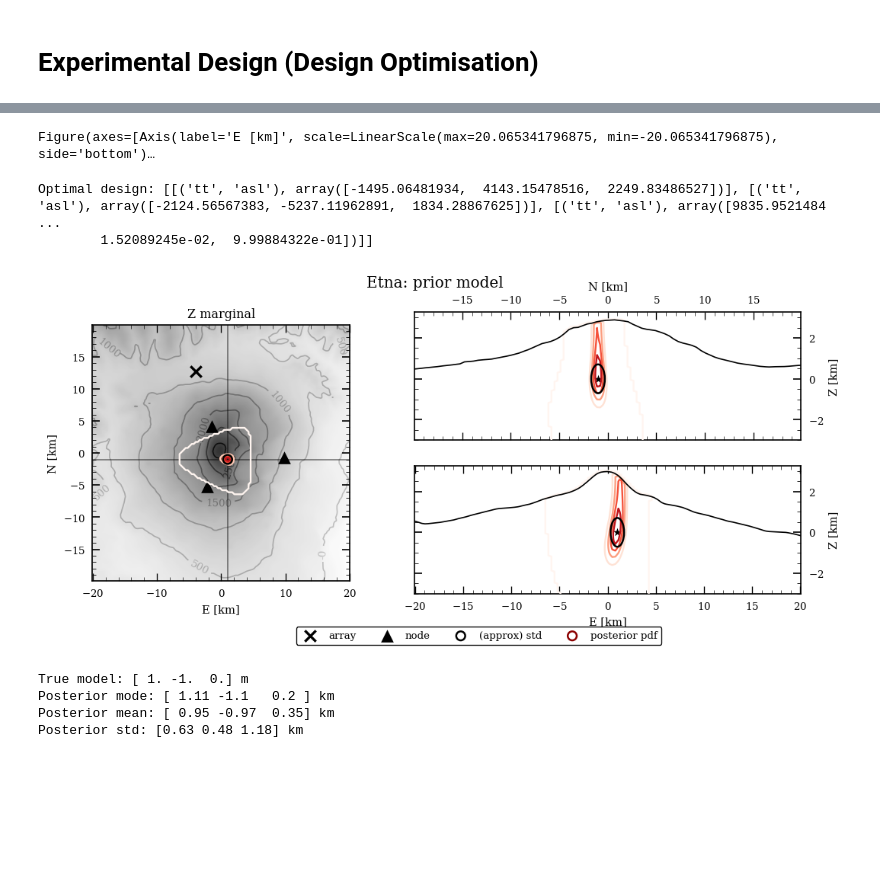
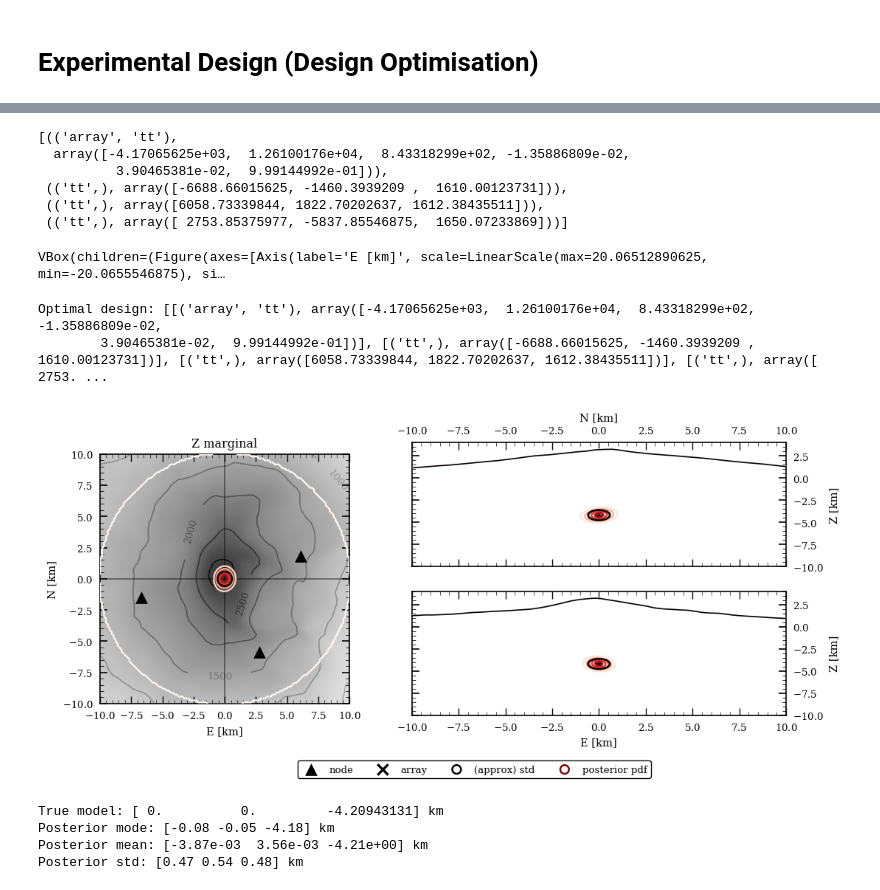
Before and after one commit to dominik-strutz/WoWED-volcano, a Jupyter notebook: main_design_notebook.ipynb, the cells around one changed output, grey strips where cells are left out. Saved outputs shown, nothing was run; the diff lists cells and outputs as text; code cells hidden in the pictures; blank space fills up the shorter version.

```diff
--- a/main_design_notebook.ipynb
+++ b/main_design_notebook.ipynb
@@ -243,9 +220,12 @@ preexisting_design = None
 %matplotlib inline
 from helpers.experimental_design_helpers import Design_Optimisation
 
-available_stations = dict(
-    n_node=3,
-    n_array=1)
+# available_stations = dict(
+#     n_node=3,
+#     n_array=1)
+
+available_stations = (('array', 'tt'), ('tt',), ('tt',), ('tt',))
+
 # available_stations = (('array',), ('array',), ('array',), ('array',))
 # available_stations = (('asl',), ('asl',), ('asl',), ('asl',))
 # available_stations = (('tt',), ('tt',), ('tt',), ('tt',))
@@ -262,9 +242,9 @@ best_design, info = design_optimisation.get_optimal_design(
     available_stations=available_stations,
     optimisation_algorithm='genetic',
     optimisation_kwargs=dict(
-        num_generations=10,
+        num_generations=500,
         num_parents_mating=4,
-        plot_progress=True,
+        plot_fitness=True,
         random_seed=0,
     )
 )
@@ -308,3 +289,12 @@ plt.show()
+# %%
+best_design
+# %% [output]
+[(('array', 'tt'),
+  array([-4.17065625e+03,  1.26100176e+04,  8.43318299e+02, -1.35886809e-02,
+          3.90465381e-02,  9.99144992e-01])),
+ (('tt',), array([-6688.66015625, -1460.3939209 ,  1610.00123731])),
+ (('tt',), array([6058.73339844, 1822.70202637, 1612.38435511])),
+ (('tt',), array([ 2753.85375977, -5837.85546875,  1650.07233869]))]
 # %%
 %matplotlib widget
 
@@ -325,10 +315,11 @@ fig, updated_design, test_model = interactive_design_plot(
     eig_criterion     = nmc_method,
     prior_information = prior_information,
     forward_function  = forward_function,
-    posterior         = False,
+    posterior         = True,
 )
 
 # ======================== INTERACTIVE PLOT ========================
+
 # The plot above shows the optimal design. You can interact with it by moving the stations or the test source location around.
 # The design is updated in real time and the design statistics are shown in the top right corner.
 
@@ -342,44 +333,59 @@ fig, updated_design, test_model = interactive_design_plot(
 
 display(fig)
 # %% [output]
-Figure(axes=[Axis(label='E [km]', scale=LinearScale(max=20.065341796875, min=-20.065341796875), side='bottom')…
+VBox(children=(Figure(axes=[Axis(label='E [km]', scale=LinearScale(max=20.06512890625, min=-20.0655546875), si…
 # %%
-if test_model is None:
-    test_model = np.array([1.0, -1.0, 0.0])*1e3
+try:
+    if test_model is None:
+        synthetic_true_model = np.array([1.0, -1.0, -1.0])*1e3
+    else:
+        synthetic_true_model = test_model
+except NameError:
+    synthetic_true_model = np.array([1.0, -1.0, -1.0])*1e3
 # %%
+try:
+    updated_design
+except NameError:
+    updated_design = best_design
+
+
 print(f"Optimal design: {updated_design}")
 # %% [output]
-Optimal design: [[('tt', 'asl'), array([-1495.06481934,  4143.15478516,  2249.83486527])], [('tt', 'asl'), array([-2124.56567383, -5237.11962891,  1834.28867625])], [('tt', 'asl'), array([9835.9521484 ...
-        1.52089245e-02,  9.99884322e-01])]]
+Optimal design: [[('array', 'tt'), array([-4.17065625e+03,  1.26100176e+04,  8.43318299e+02, -1.35886809e-02,
+        3.90465381e-02,  9.99144992e-01])], [('tt',), array([-6688.66015625, -1460.3939209 ,  1610.00123731])], [('tt',), array([6058.73339844, 1822.70202637, 1612.38435511])], [('tt',), array([ 2753. ...
 # %%
 %matplotlib inline
 
 from helpers.posterior_helpers import calculate_posterior, get_posterior_statisics
 
-
 test_prior, test_posterior = calculate_posterior(
     updated_design,
-    test_model,
+    synthetic_true_model,
     PRIOR_DATA,
     forward_function,
+    downsample_size=256,
 )
 
 plot_posterior_model(
-    updated_design, test_posterior, SURFACE_DATA, VOLCANO_DATA,
-    test_model, std=std);
+    updated_design, test_posterior, SURFACE_DATA,
+    synthetic_true_model,
+    E_lim = (-10.0, 10.0),
+    N_lim = (-10.0, 10.0),
+    Z_lim = (-10.0,  4.0),
+    std=std);
 # %% [output]
-[figure, old version]
+[figure, new version]
 # %%
 posterior_stats = get_posterior_statisics(test_posterior)
 
-print(f'True model: {test_model*1e-3} m')
+print(f'True model: {synthetic_true_model*1e-3} km')
 
 with np.printoptions(precision=2):
     print(f"Posterior mode: {(posterior_stats['mode']*1e-3)} km")
     print(f"Posterior mean: {(posterior_stats['mean']*1e-3)} km")
     print(f"Posterior std: {(posterior_stats['std']*1e-3)} km")
 # %% [output]
-True model: [ 1. -1.  0.] m
-Posterior mode: [ 1.11 -1.1   0.2 ] km
-Posterior mean: [ 0.95 -0.97  0.35] km
-Posterior std: [0.63 0.48 1.18] km
+True model: [ 0.          0.         -4.20943131] km
+Posterior mode: [-0.08 -0.05 -4.18] km
+Posterior mean: [-3.87e-03  3.56e-03 -4.21e+00] km
+Posterior std: [0.47 0.54 0.48] km
```
Also changed, not shown: parts of 14 cells of this notebook, 7 other files.
